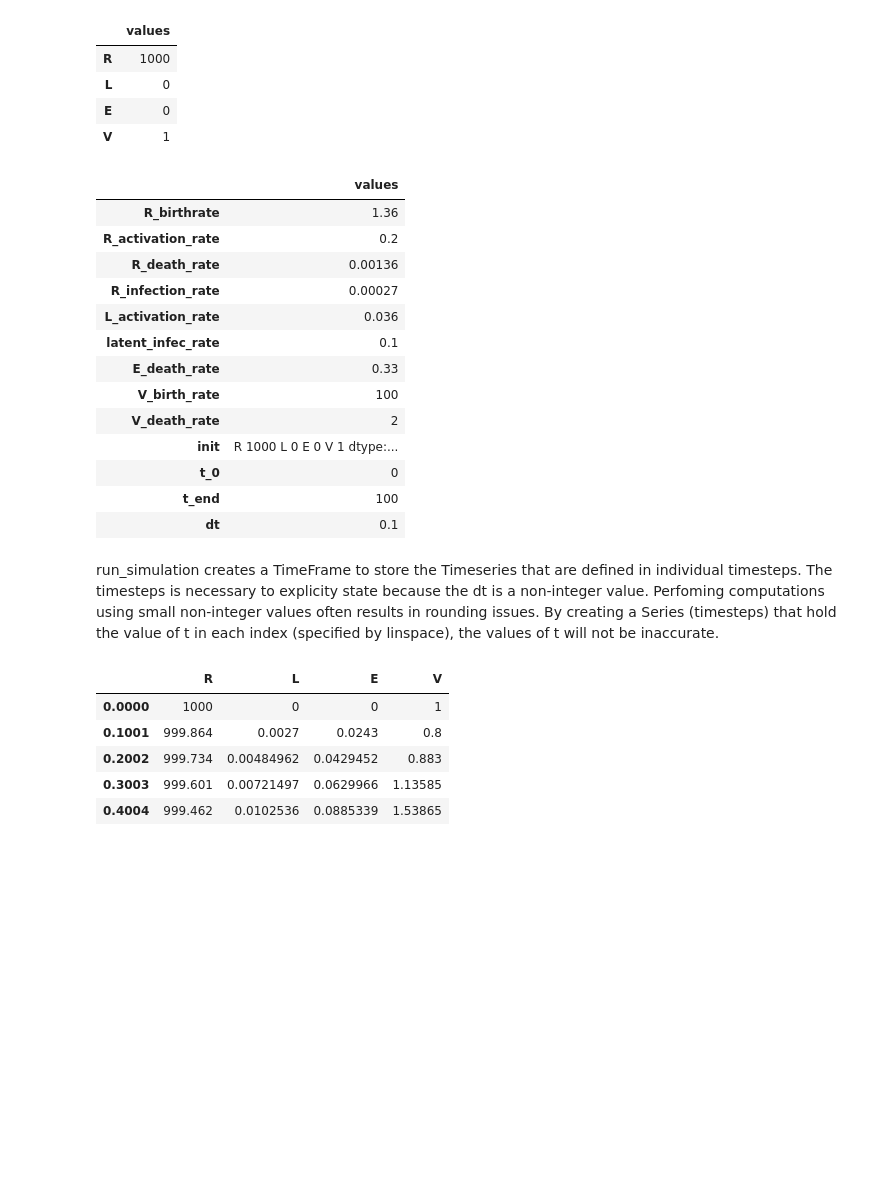
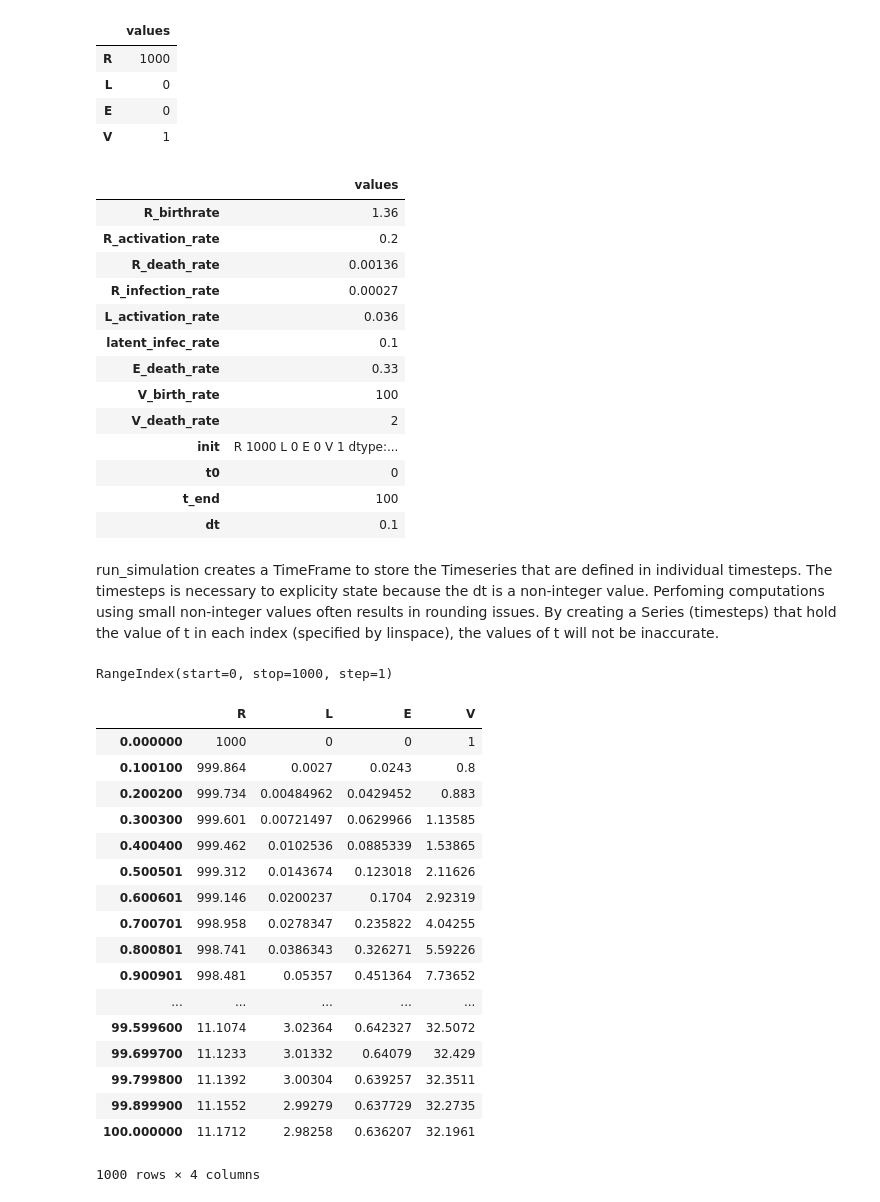
Before and after one commit to hardlyrichie/ModSimPy, a Jupyter notebook: code/hiv_model.ipynb, the cells around one changed output. Drawn from its saved outputs; the diff is of its cells as text; code cells hidden in the pictures; blank space fills up the shorter version.

```diff
--- a/code/hiv_model.ipynb
+++ b/code/hiv_model.ipynb
@@ -35,7 +35,7 @@ system = System(R_birthrate = 1.36,                # Gamma
                 V_birth_rate = 100,                # pi
                 V_death_rate = 2,                  # sigma
                 init=init,
-                t_0=0,
+                t0=0,
                 t_end=100,
                 dt=.1)
 # %% [output]
@@ -50,7 +50,7 @@ system = System(R_birthrate = 1.36,                # Gamma
 | V_birth_rate | 100 |
 | V_death_rate | 2 |
 | init | R 1000 L 0 E 0 V 1 dtype:... |
-| t_0 | 0 |
+| t0 | 0 |
 | t_end | 100 |
 | dt | 0.1 |
 # %%
@@ -95,14 +97,27 @@ def run_simulation(system, update_func):
     return frame
 # %%
 results = run_simulation(system, update_func)
-results.head()
+# results.head()
 # %% [output]
+RangeIndex(start=0, stop=1000, step=1)
 |  | R | L | E | V |
-| 0.0000 | 1000 | 0 | 0 | 1 |
-| 0.1001 | 999.864 | 0.0027 | 0.0243 | 0.8 |
-| 0.2002 | 999.734 | 0.00484962 | 0.0429452 | 0.883 |
-| 0.3003 | 999.601 | 0.00721497 | 0.0629966 | 1.13585 |
-| 0.4004 | 999.462 | 0.0102536 | 0.0885339 | 1.53865 |
+| 0.000000 | 1000 | 0 | 0 | 1 |
+| 0.100100 | 999.864 | 0.0027 | 0.0243 | 0.8 |
+| 0.200200 | 999.734 | 0.00484962 | 0.0429452 | 0.883 |
+| 0.300300 | 999.601 | 0.00721497 | 0.0629966 | 1.13585 |
+| 0.400400 | 999.462 | 0.0102536 | 0.0885339 | 1.53865 |
+| 0.500501 | 999.312 | 0.0143674 | 0.123018 | 2.11626 |
+| 0.600601 | 999.146 | 0.0200237 | 0.1704 | 2.92319 |
+| 0.700701 | 998.958 | 0.0278347 | 0.235822 | 4.04255 |
+| 0.800801 | 998.741 | 0.0386343 | 0.326271 | 5.59226 |
+| 0.900901 | 998.481 | 0.05357 | 0.451364 | 7.73652 |
+| ... | ... | ... | ... | ... |
+| 99.599600 | 11.1074 | 3.02364 | 0.642327 | 32.5072 |
+| 99.699700 | 11.1233 | 3.01332 | 0.64079 | 32.429 |
+| 99.799800 | 11.1392 | 3.00304 | 0.639257 | 32.3511 |
+| 99.899900 | 11.1552 | 2.99279 | 0.637729 | 32.2735 |
+| 100.000000 | 11.1712 | 2.98258 | 0.636207 | 32.1961 |
+1000 rows × 4 columns
 # %%
 plot_results(results.R, results.L, results.E, results.V)
 # %% [output]
```
Also changed, not shown: parts of 5 cells of this notebook.
